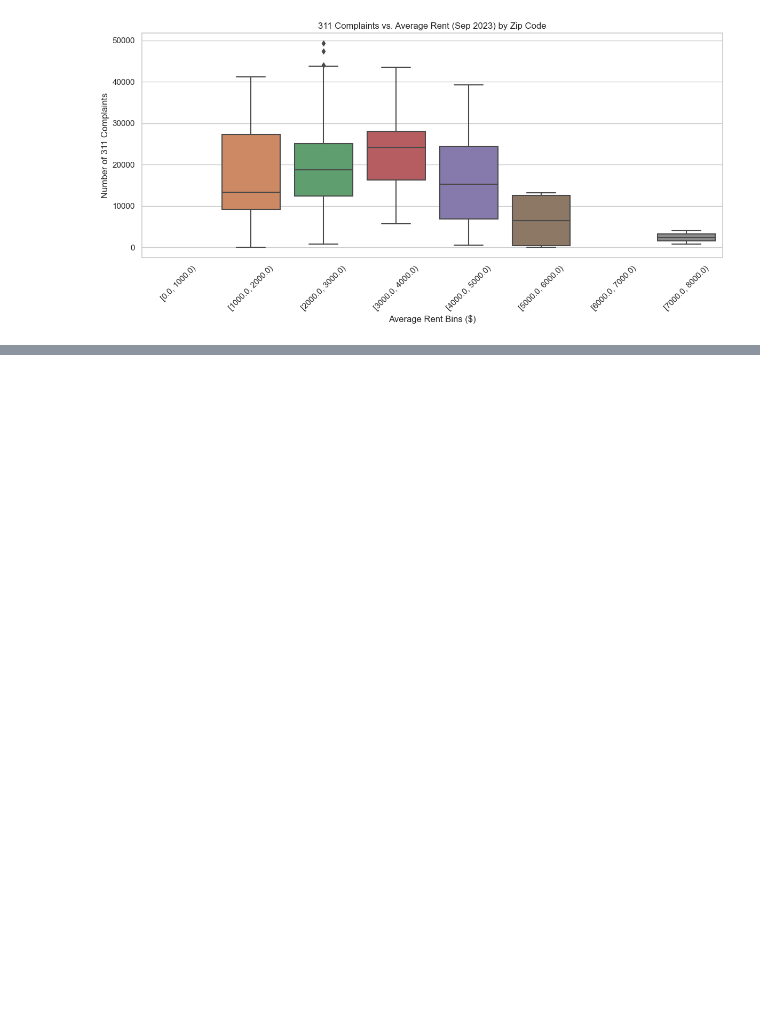
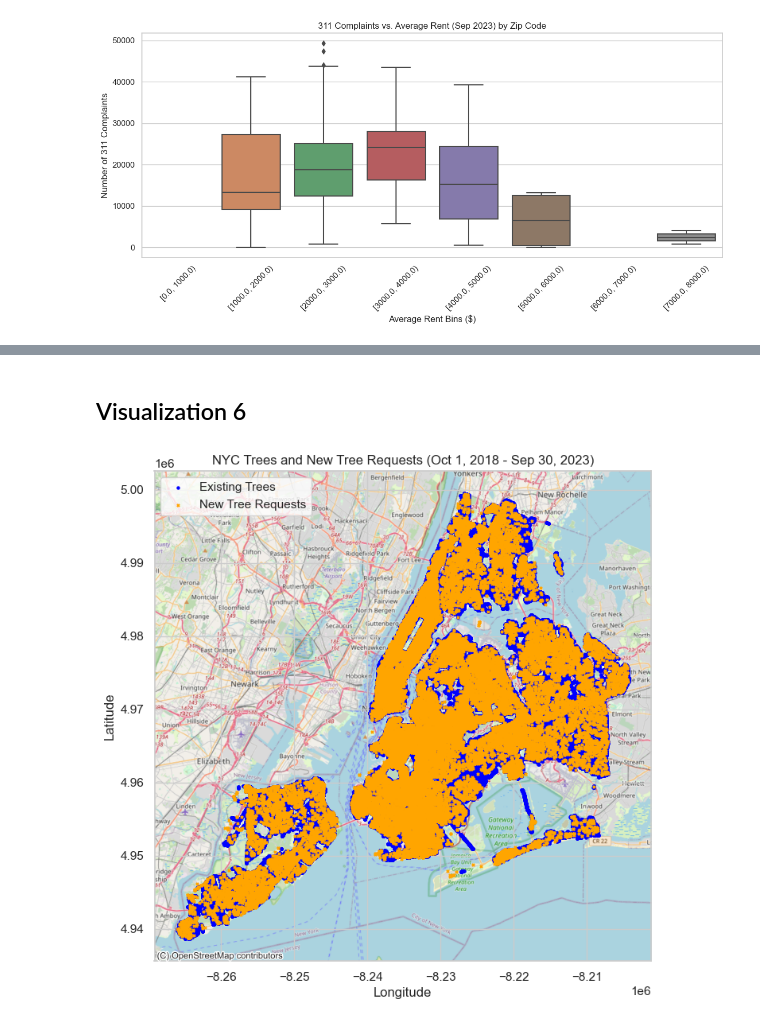
Before and after one commit to donny1101/project4501, a Jupyter notebook: final try.ipynb, the cells around one changed output, grey strips where cells are left out. Saved outputs shown, nothing was run; the diff lists cells and outputs as text; code cells hidden in the pictures; blank space fills up the shorter version.

```diff
--- a/final try.ipynb
+++ b/final try.ipynb
@@ -1354,0 +1422,2 @@ plot_visual_4(query_4_rent, query_4_complaint)
+# %% [markdown]
+## Visualization 6
@@ -1354,0 +1460,16 @@ plot_visual_4(query_4_rent, query_4_complaint)
+# %%
+query_6_tree = """
+SELECT latitude,
+       longitude
+FROM trees;
+"""
+query_6_requests ="""
+SELECT latitude,
+       longitude
+FROM services
+WHERE complaint_type = 'New Tree Request'
+AND date BETWEEN '2018-10-01' AND '2023-09-30';
+"""
+plot_visual_6(query_6_tree, query_6_requests)
+# %% [output]
+[figure, added]
```
Also changed, not shown: parts of 5 cells of this notebook.
